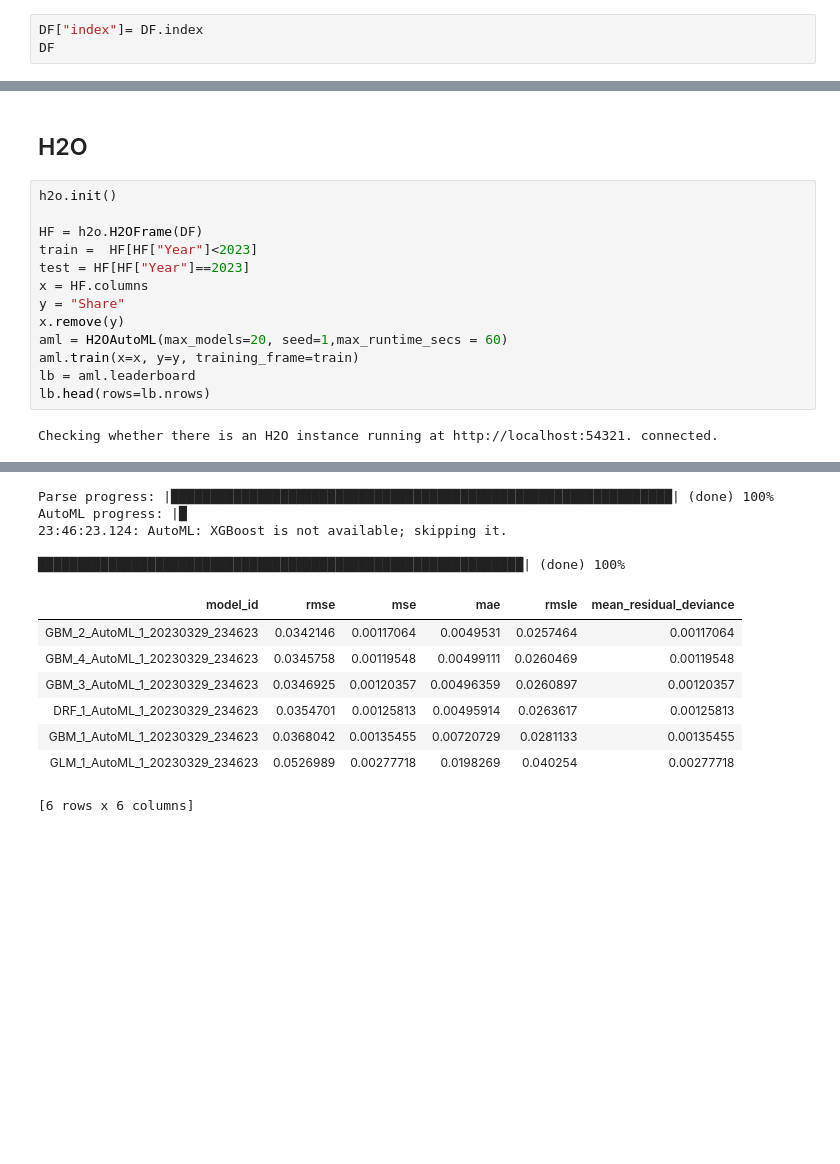
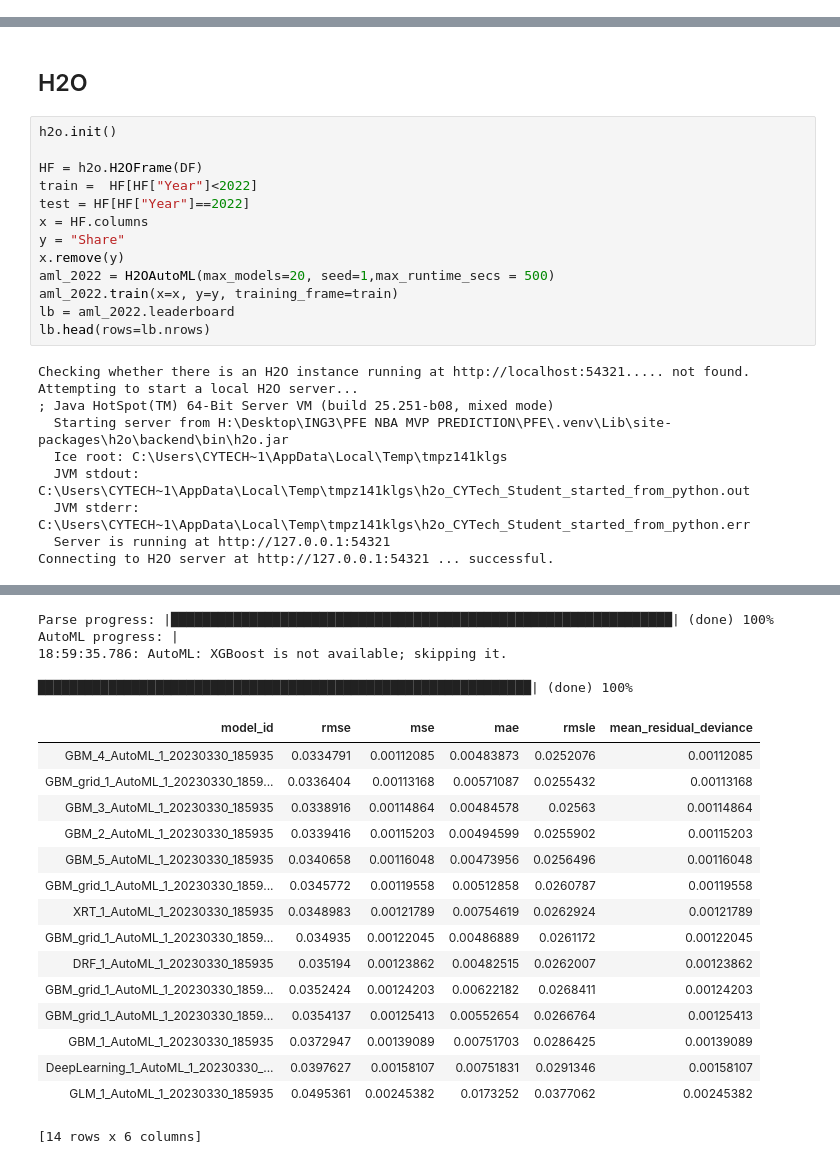
Before and after one commit to MartinErwan/ML_NBA_MVP_Prediction, a Jupyter notebook: PFE_Prediction.ipynb, the cells around one changed output, grey strips where cells are left out. Saved outputs shown, nothing was run; the diff lists cells and outputs as text; blank space fills up the shorter version.

```diff
--- a/PFE_Prediction.ipynb
+++ b/PFE_Prediction.ipynb
@@ -696,3 +726,0 @@ DF[DF["Year"]==2023]["Share"]
-# %%
-DF["index"]= DF.index
-DF
@@ -741,14 +800,22 @@ DF[selected_features2]
 h2o.init()
 
 HF = h2o.H2OFrame(DF)
-train =  HF[HF["Year"]<2023]
-test = HF[HF["Year"]==2023]
+train =  HF[HF["Year"]<2022]
+test = HF[HF["Year"]==2022]
 x = HF.columns
 y = "Share"
 x.remove(y)
-aml = H2OAutoML(max_models=20, seed=1,max_runtime_secs = 60)
-aml.train(x=x, y=y, training_frame=train)
-lb = aml.leaderboard
+aml_2022 = H2OAutoML(max_models=20, seed=1,max_runtime_secs = 500)
+aml_2022.train(x=x, y=y, training_frame=train)
+lb = aml_2022.leaderboard
 lb.head(rows=lb.nrows)
 # %% [output]
-Checking whether there is an H2O instance running at http://localhost:54321. connected.
+Checking whether there is an H2O instance running at http://localhost:54321..... not found.
+Attempting to start a local H2O server...
+; Java HotSpot(TM) 64-Bit Server VM (build 25.251-b08, mixed mode)
+  Starting server from H:\Desktop\ING3\PFE NBA MVP PREDICTION\PFE\.venv\Lib\site-packages\h2o\backend\bin\h2o.jar
+  Ice root: C:\Users\CYTECH~1\AppData\Local\Temp\tmpz141klgs
+  JVM stdout: C:\Users\CYTECH~1\AppData\Local\Temp\tmpz141klgs\h2o_CYTech_Student_started_from_python.out
+  JVM stderr: C:\Users\CYTECH~1\AppData\Local\Temp\tmpz141klgs\h2o_CYTech_Student_started_from_python.err
+  Server is running at http://127.0.0.1:54321
+Connecting to H2O server at http://127.0.0.1:54321 ... successful.
@@ -767,17 +834,25 @@ Checking whether there is an H2O instance running at http://localhost:54321. con
 | H2O_connection_proxy: | {"http": null, "https": null} |
 | H2O_internal_security: | False |
 | Python_version: | 3.8.3 final |
 Parse progress: |████████████████████████████████████████████████████████████████| (done) 100%
-AutoML progress: |█
-23:46:23.124: AutoML: XGBoost is not available; skipping it.
+AutoML progress: |
+18:59:35.786: AutoML: XGBoost is not available; skipping it.
 
-██████████████████████████████████████████████████████████████| (done) 100%
+███████████████████████████████████████████████████████████████| (done) 100%
 | model_id | rmse | mse | mae | rmsle | mean_residual_deviance |
-| GBM_2_AutoML_1_20230329_234623 | 0.0342146 | 0.00117064 | 0.0049531 | 0.0257464 | 0.00117064 |
-| GBM_4_AutoML_1_20230329_234623 | 0.0345758 | 0.00119548 | 0.00499111 | 0.0260469 | 0.00119548 |
-| GBM_3_AutoML_1_20230329_234623 | 0.0346925 | 0.00120357 | 0.00496359 | 0.0260897 | 0.00120357 |
-| DRF_1_AutoML_1_20230329_234623 | 0.0354701 | 0.00125813 | 0.00495914 | 0.0263617 | 0.00125813 |
-| GBM_1_AutoML_1_20230329_234623 | 0.0368042 | 0.00135455 | 0.00720729 | 0.0281133 | 0.00135455 |
-| GLM_1_AutoML_1_20230329_234623 | 0.0526989 | 0.00277718 | 0.0198269 | 0.040254 | 0.00277718 |
+| GBM_4_AutoML_1_20230330_185935 | 0.0334791 | 0.00112085 | 0.00483873 | 0.0252076 | 0.00112085 |
+| GBM_grid_1_AutoML_1_20230330_1859... | 0.0336404 | 0.00113168 | 0.00571087 | 0.0255432 | 0.00113168 |
+| GBM_3_AutoML_1_20230330_185935 | 0.0338916 | 0.00114864 | 0.00484578 | 0.02563 | 0.00114864 |
+| GBM_2_AutoML_1_20230330_185935 | 0.0339416 | 0.00115203 | 0.00494599 | 0.0255902 | 0.00115203 |
+| GBM_5_AutoML_1_20230330_185935 | 0.0340658 | 0.00116048 | 0.00473956 | 0.0256496 | 0.00116048 |
+| GBM_grid_1_AutoML_1_20230330_1859... | 0.0345772 | 0.00119558 | 0.00512858 | 0.0260787 | 0.00119558 |
+| XRT_1_AutoML_1_20230330_185935 | 0.0348983 | 0.00121789 | 0.00754619 | 0.0262924 | 0.00121789 |
+| GBM_grid_1_AutoML_1_20230330_1859... | 0.034935 | 0.00122045 | 0.00486889 | 0.0261172 | 0.00122045 |
+| DRF_1_AutoML_1_20230330_185935 | 0.035194 | 0.00123862 | 0.00482515 | 0.0262007 | 0.00123862 |
+| GBM_grid_1_AutoML_1_20230330_1859... | 0.0352424 | 0.00124203 | 0.00622182 | 0.0268411 | 0.00124203 |
+| GBM_grid_1_AutoML_1_20230330_1859... | 0.0354137 | 0.00125413 | 0.00552654 | 0.0266764 | 0.00125413 |
+| GBM_1_AutoML_1_20230330_185935 | 0.0372947 | 0.00139089 | 0.00751703 | 0.0286425 | 0.00139089 |
+| DeepLearning_1_AutoML_1_20230330_... | 0.0397627 | 0.00158107 | 0.00751831 | 0.0291346 | 0.00158107 |
+| GLM_1_AutoML_1_20230330_185935 | 0.0495361 | 0.00245382 | 0.0173252 | 0.0377062 | 0.00245382 |
-[6 rows x 6 columns]
+[14 rows x 6 columns]
 # %%
```
Also changed, not shown: parts of 49 cells of this notebook.
